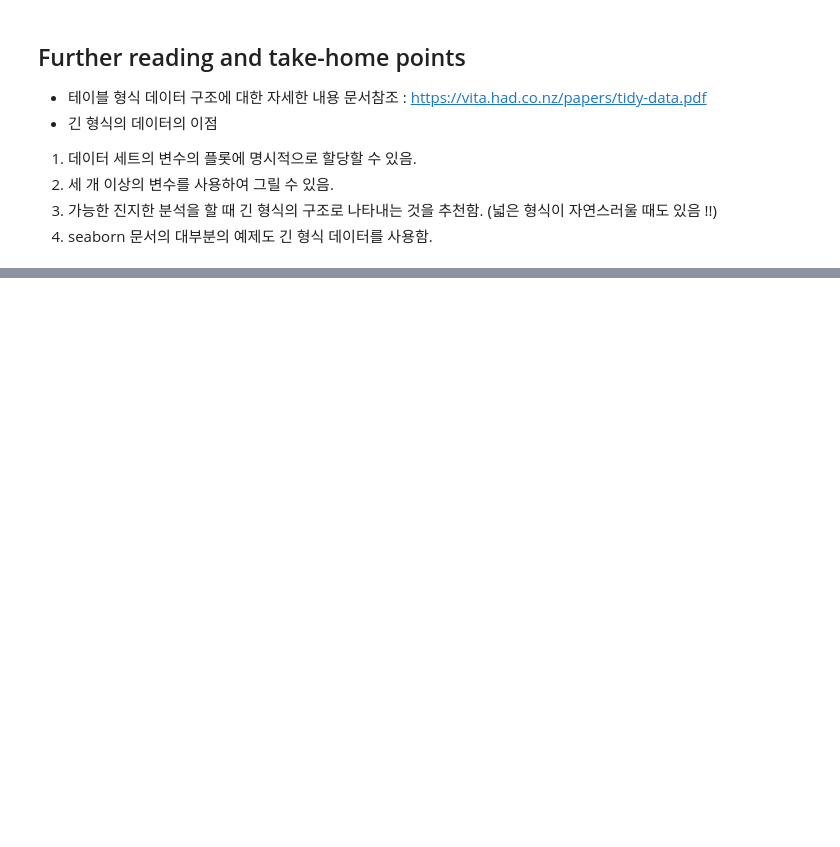
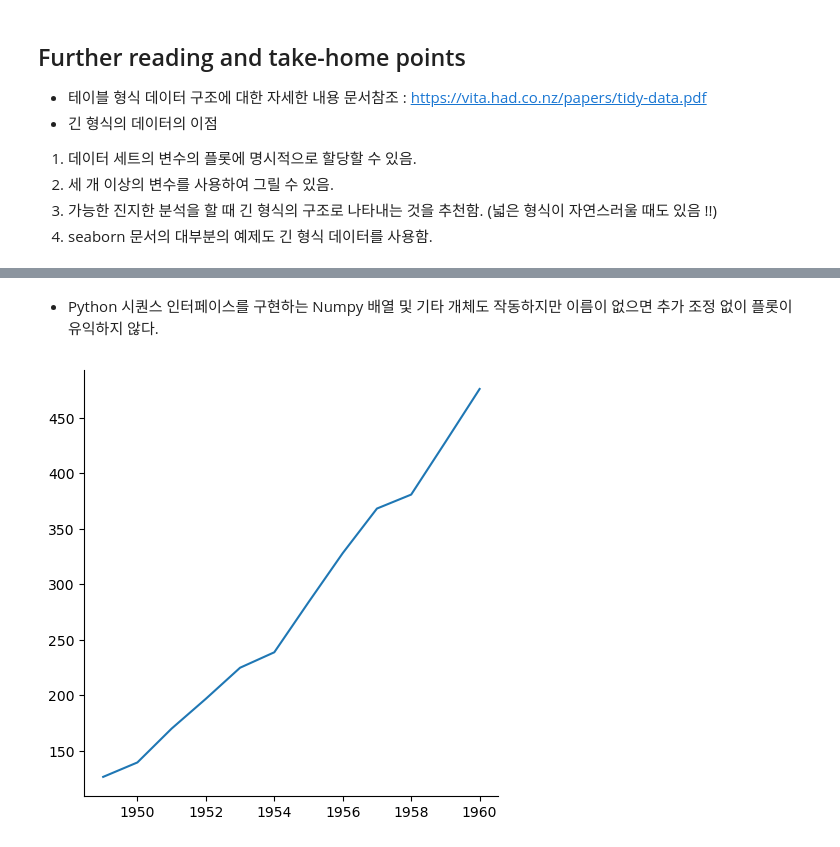
Before and after one commit to hapvpy/Seaborn, a Jupyter notebook: 03. Data_structures_accepted_by_seaborn.ipynb, the cells around one changed output, grey strips where cells are left out. Cells and saved outputs as stored; diff of their text form; code cells hidden in the pictures; blank space fills up the shorter version.

```diff
--- a/03. Data_structures_accepted_by_seaborn.ipynb
+++ b/03. Data_structures_accepted_by_seaborn.ipynb
@@ -152,0 +178,6 @@ plt.show(ana)
+# %% [markdown]
+- Python 시퀀스 인터페이스를 구현하는 Numpy 배열 및 기타 개체도 작동하지만 이름이 없으면 추가 조정 없이 플롯이 유익하지 않다.
+# %%
+sns.relplot(x=year.to_numpy(), y=passengers.to_list(), kind="line");
+# %% [output]
+[figure, added]
```
Also changed, not shown: parts of 16 cells of this notebook.
